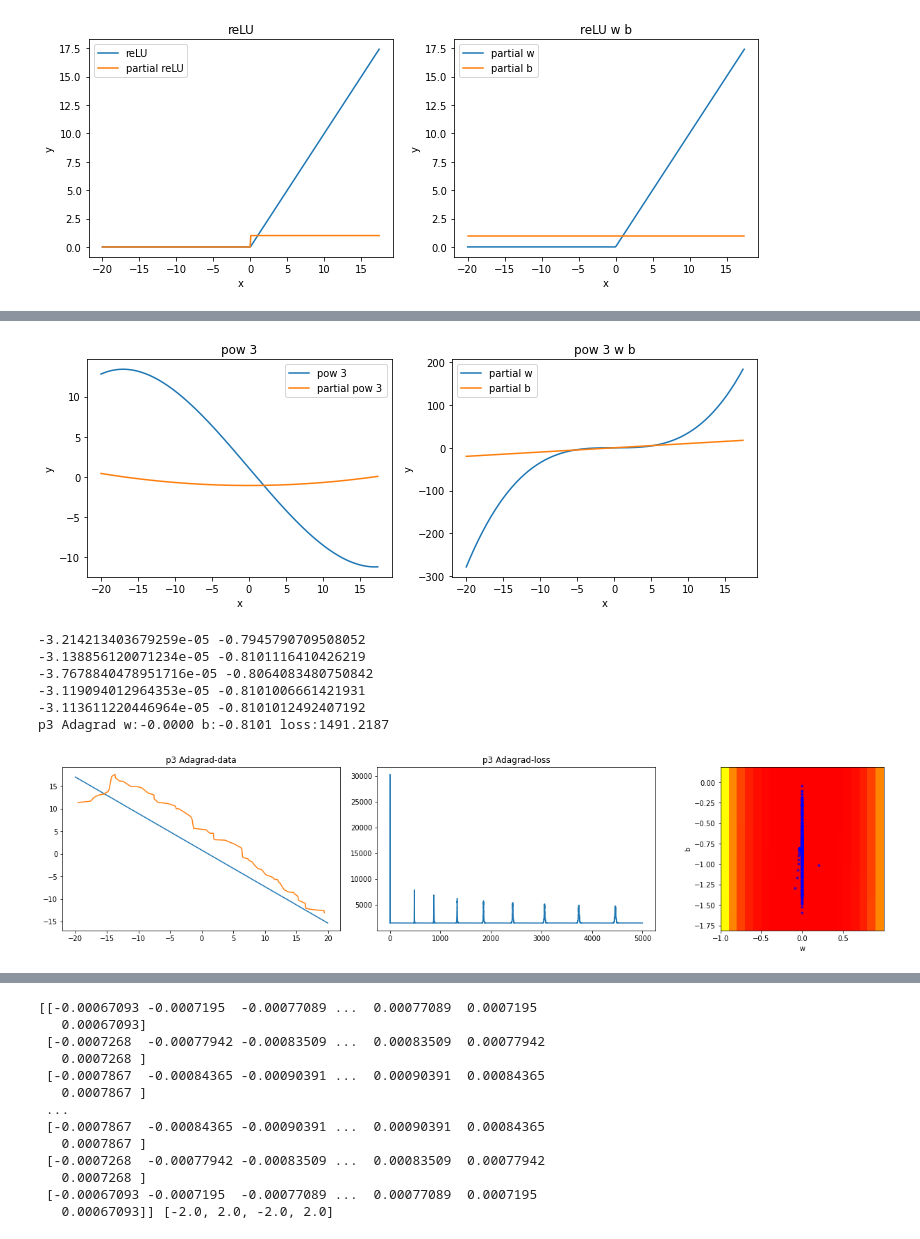
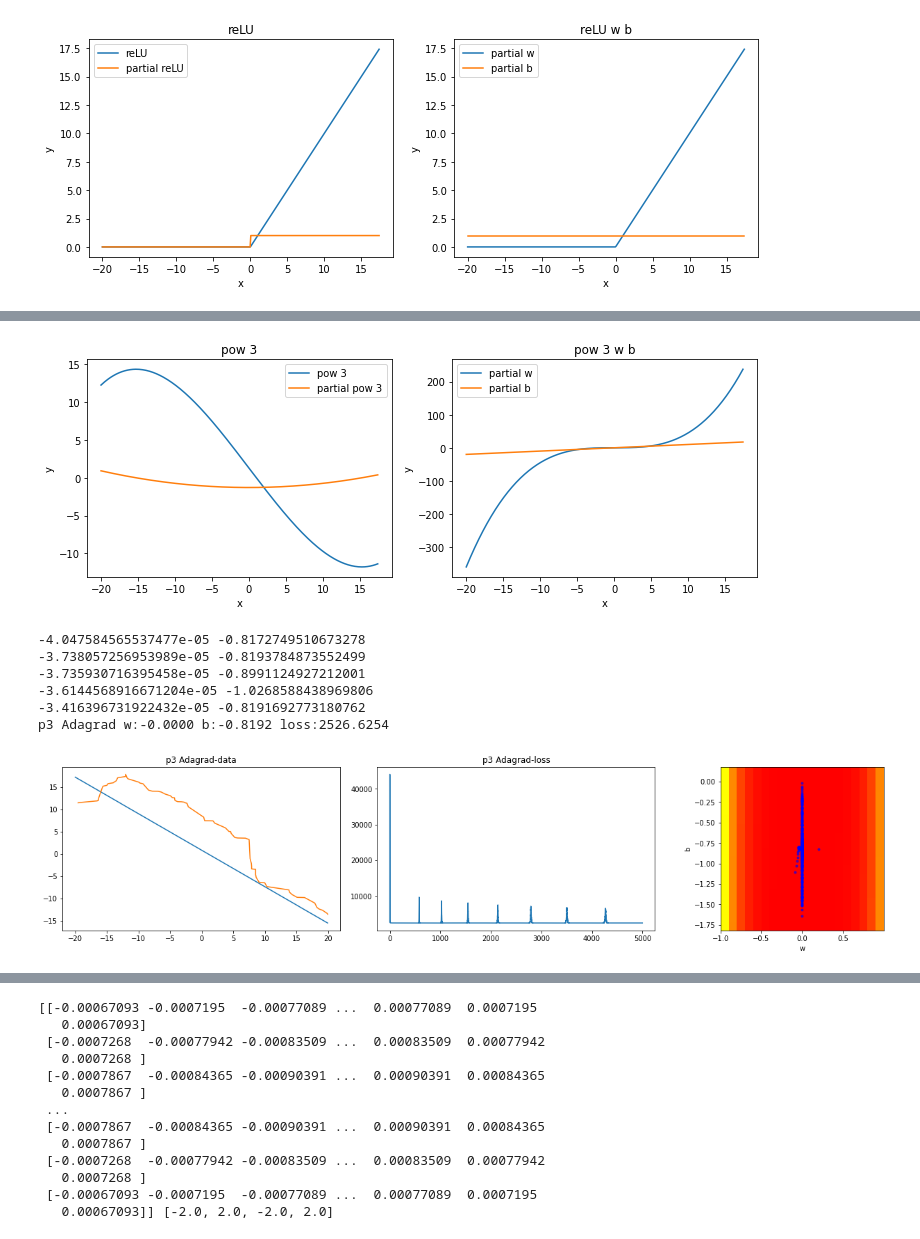
Before and after one commit to thetime50/colab-notebook, a Jupyter notebook: machine-learning/gradient_descent.ipynb, the cells around one changed output, grey strips where cells are left out. Drawn from its saved outputs; the diff is of its cells as text; code cells hidden in the pictures.

```diff
--- a/machine-learning/gradient_descent.ipynb
+++ b/machine-learning/gradient_descent.ipynb
@@ -322,0 +313,14 @@ Adagrad w:0.1123 b:-1.1239 loss:1208.0881
+# %%
+
+tw=0.1129
+tb=-1.8
+p3nw = P3Neurel1(tw,tb)
+print(getLoss(p3nw,data))
+drawFun('pow 3',p3nw,)
+p3nwGraAdagrad = gradientDescentAdagrad(p3nw,data,ETA*1000,1,500)
+# Adagrad w:0.1123 b:-1.1239 loss:1208.0881
+# Adagrad w:0.1396 b:-1.3397 loss:1404.3045
+# print(getLoss(p3nw,data))
+# drawGraph('pow 3 adagrad',data,xaxis,Neurel,p3nw,weightStart,biasStart,p3nwGraAdagrad,)
+
+drawGraph('Adagrad time',data,xaxis,P3Neurel1,p3nw,tw,tb,p3nwGraAdagrad,1.1,0.1)
@@ -323,25 +332,23 @@ Adagrad w:0.1123 b:-1.1239 loss:1208.0881
 # %%
-# tw=0.1396
-# tb=-1.3397
-tw=0.10773
-tb=-1.08673
-# tw=0.10773006086124058
-# tb=-1.0867343765622317
+tw=0.1225
+tb=-1.2838
+# tw=-3.416396731922432e-05
+# tb=-0.8191692773180762
 p3nw = P3Neurel1(tw,tb)
 drawFun('pow 3',p3nw,)
 for i in range(5):
   p3nwGraAdagrad = gradientDescentAdagrad(p3nw,data,ETA*10000,0,5000)
   print(p3nw.w,p3nw.b)
 drawGraph('p3 Adagrad',data,xaxis,P3Neurel1,p3nw,tw,tb,p3nwGraAdagrad,1.1,0.1)
 # %% [output]
-[figure, old version]
+[figure, new version]
--3.214213403679259e-05 -0.7945790709508052
--3.138856120071234e-05 -0.8101116410426219
--3.7678840478951716e-05 -0.8064083480750842
--3.119094012964353e-05 -0.8101006661421931
--3.113611220446964e-05 -0.8101012492407192
-p3 Adagrad w:-0.0000 b:-0.8101 loss:1491.2187
+-4.047584565537477e-05 -0.8172749510673278
+-3.738057256953989e-05 -0.8193784873552499
+-3.735930716395458e-05 -0.8991124927212001
+-3.6144568916671204e-05 -1.0268588438969806
+-3.416396731922432e-05 -0.8191692773180762
+p3 Adagrad w:-0.0000 b:-0.8192 loss:2526.6254
-[figure, old version]
+[figure, new version]
 # %%
 
 p3nw = P3Neurel1(tw,tb)
```
Also changed, not shown: parts of 6 cells of this notebook.
